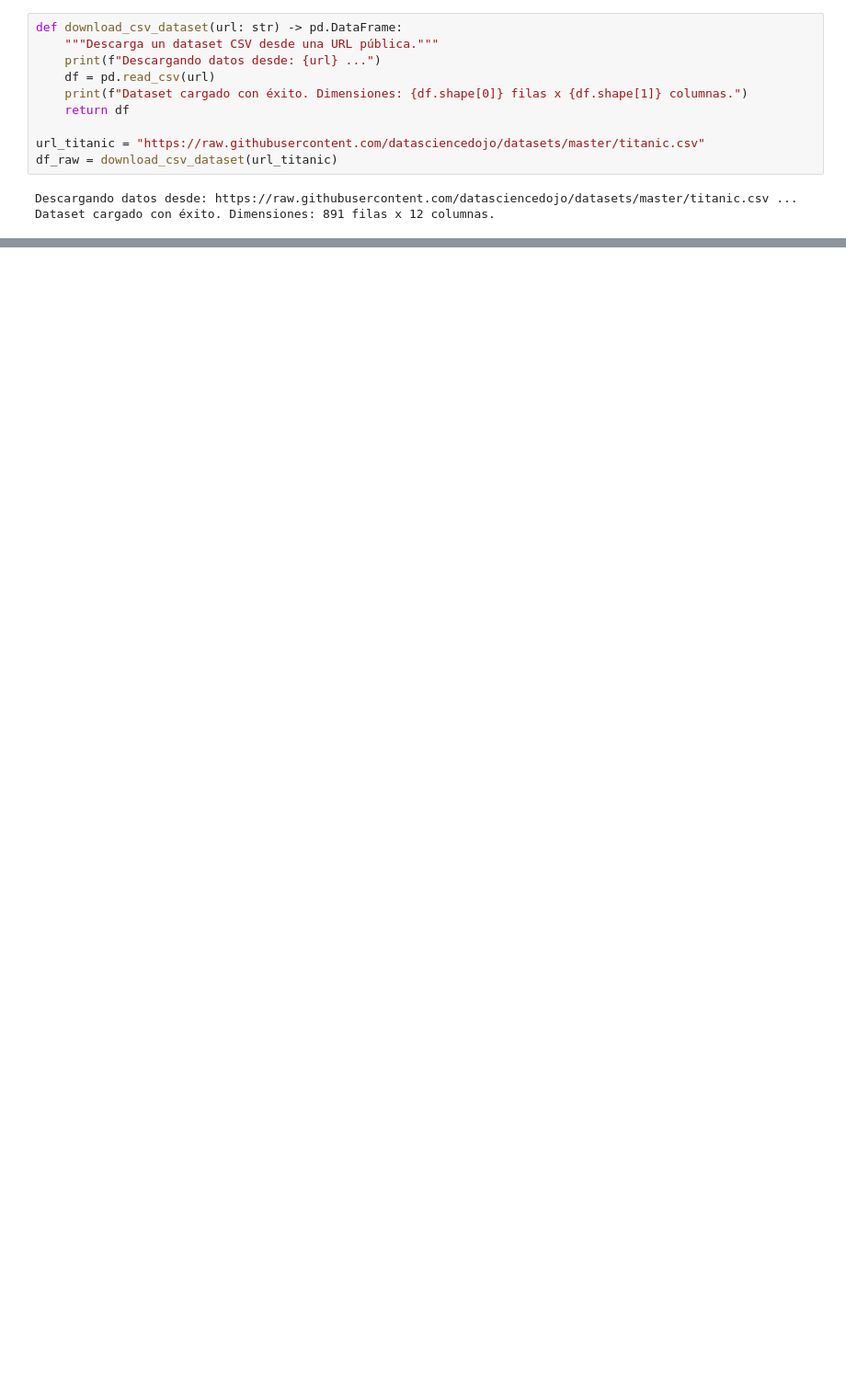
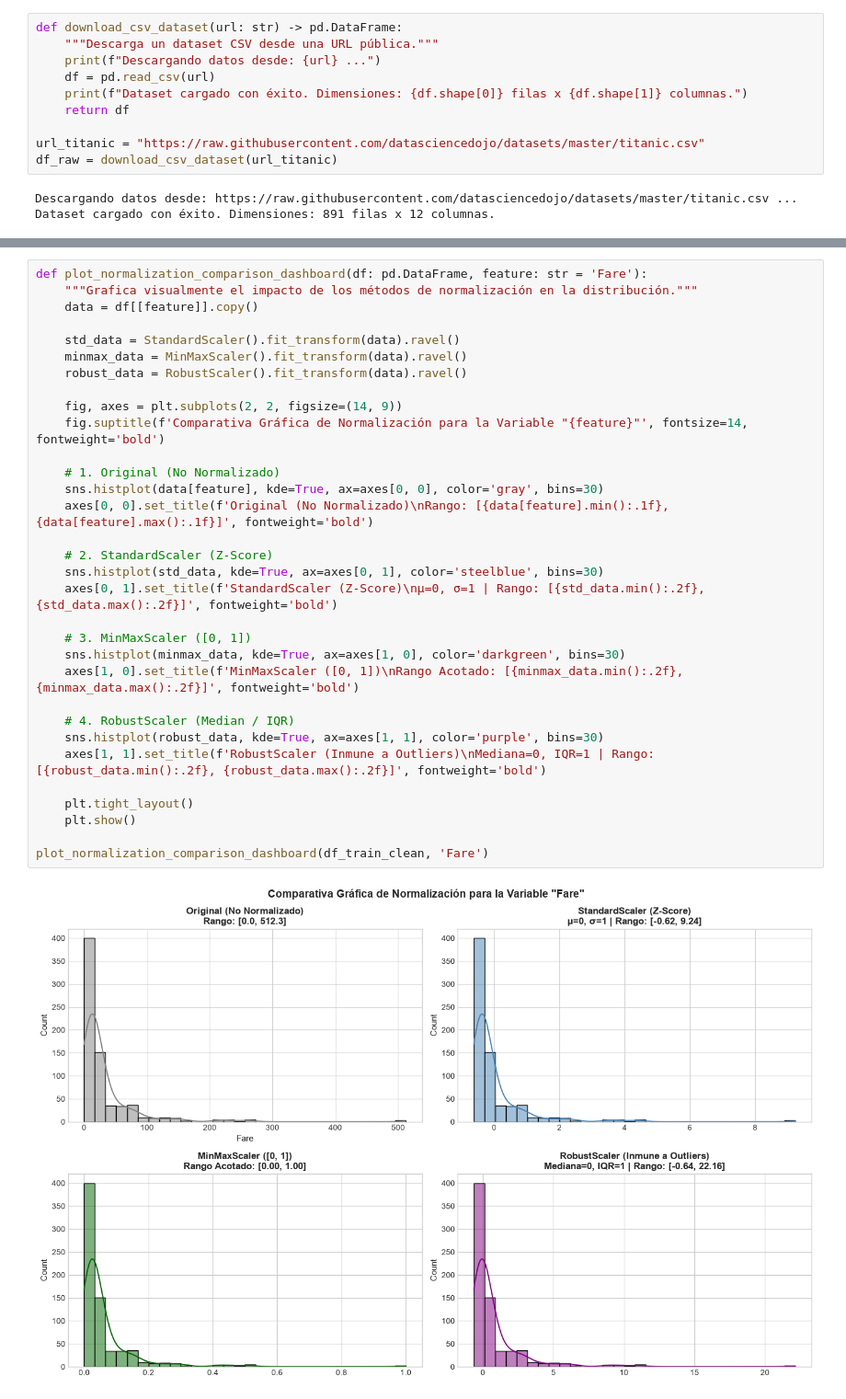
Before and after one commit to carlobeni/Machine-Learning, a Jupyter notebook: Clase_3/nb_practica_C3_preprocessing.ipynb, the cells around one changed output, grey strips where cells are left out. Shown at 92% size. Drawn from its saved outputs; the diff is of its cells as text; blank space fills up the shorter version.

```diff
--- a/Clase_3/nb_practica_C3_preprocessing.ipynb
+++ b/Clase_3/nb_practica_C3_preprocessing.ipynb
@@ -521,0 +308,34 @@ Matriz de validación procesada:    (179, 9)
+# %%
+def plot_normalization_comparison_dashboard(df: pd.DataFrame, feature: str = 'Fare'):
+    """Grafica visualmente el impacto de los métodos de normalización en la distribución."""
+    data = df[[feature]].copy()
+
+    std_data = StandardScaler().fit_transform(data).ravel()
+    minmax_data = MinMaxScaler().fit_transform(data).ravel()
+    robust_data = RobustScaler().fit_transform(data).ravel()
+
+    fig, axes = plt.subplots(2, 2, figsize=(14, 9))
+    fig.suptitle(f'Comparativa Gráfica de Normalización para la Variable "{feature}"', fontsize=14, fontweight='bold')
+
+    # 1. Original (No Normalizado)
+    sns.histplot(data[feature], kde=True, ax=axes[0, 0], color='gray', bins=30)
+    axes[0, 0].set_title(f'Original (No Normalizado)\nRango: [{data[feature].min():.1f}, {data[feature].max():.1f}]', fontweight='bold')
+
+    # 2. StandardScaler (Z-Score)
+    sns.histplot(std_data, kde=True, ax=axes[0, 1], color='steelblue', bins=30)
+    axes[0, 1].set_title(f'StandardScaler (Z-Score)\nμ=0, σ=1 | Rango: [{std_data.min():.2f}, {std_data.max():.2f}]', fontweight='bold')
+
+    # 3. MinMaxScaler ([0, 1])
+    sns.histplot(minmax_data, kde=True, ax=axes[1, 0], color='darkgreen', bins=30)
+    axes[1, 0].set_title(f'MinMaxScaler ([0, 1])\nRango Acotado: [{minmax_data.min():.2f}, {minmax_data.max():.2f}]', fontweight='bold')
+
+    # 4. RobustScaler (Median / IQR)
+    sns.histplot(robust_data, kde=True, ax=axes[1, 1], color='purple', bins=30)
+    axes[1, 1].set_title(f'RobustScaler (Inmune a Outliers)\nMediana=0, IQR=1 | Rango: [{robust_data.min():.2f}, {robust_data.max():.2f}]', fontweight='bold')
+
+    plt.tight_layout()
+    plt.show()
+
+plot_normalization_comparison_dashboard(df_train_clean, 'Fare')
+# %% [output]
+[figure, added]
```
Also changed, not shown: parts of 54 cells of this notebook, 18 other files.
